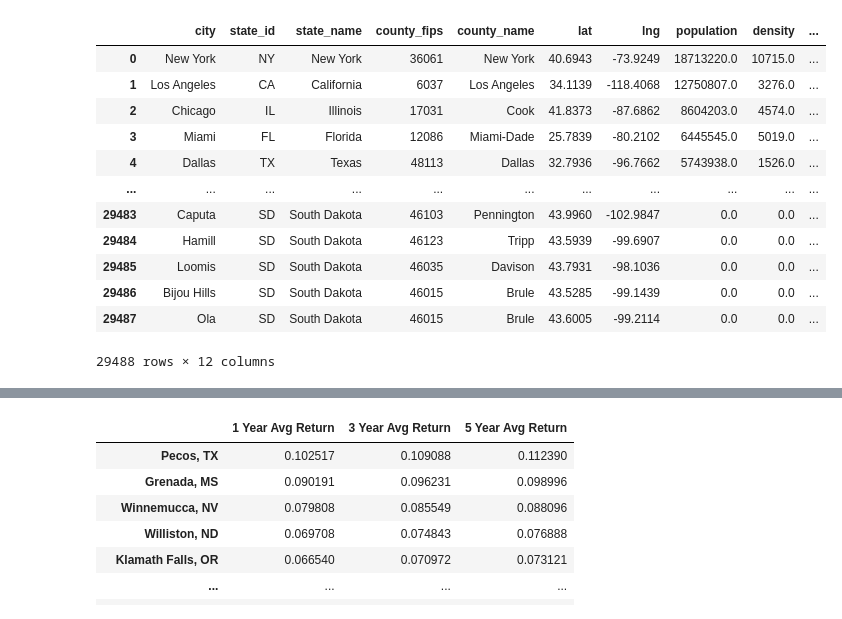
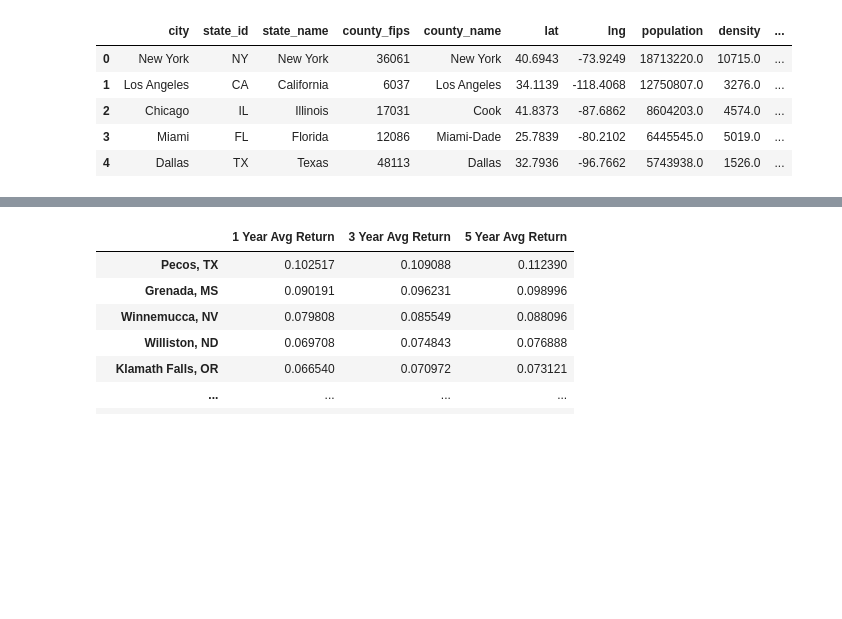
Before and after one commit to Luminous171/Project_1, a Jupyter notebook: Python_Files/MonteCarloSim.ipynb, the cells around one changed output, grey strips where cells are left out. Cells and saved outputs as stored; diff of their text form; code cells hidden in the pictures; blank space fills up the shorter version.

```diff
--- a/Python_Files/MonteCarloSim.ipynb
+++ b/Python_Files/MonteCarloSim.ipynb
@@ -39,28 +37,20 @@ median_income_df.head()
 # %%
 # read the uscities csv. this file will be used for the longitude and latitude, as well as the density stats.
 longlatdensity_csv = Path("../Data/uscities.csv")
 longlatdensity_df = pd.read_csv(longlatdensity_csv)
-longlatdensity_df.head(5)
 
 #getting first zipcode from list of zipcodes
 longlatdensity_df[['firstzip']] = longlatdensity_df['zips'].str.split(",", n = 1, expand=True)
 longlatdensity_df[['firstzip']] = longlatdensity_df['zips'].str[:5]
 
 #dropping unnecessary columns
 longlatdensity_df.drop(columns=['source','military','incorporated','timezone','city_ascii',"zips"],inplace=True)
 longlatdensity_df.drop_duplicates()
-longlatdensity_df
+longlatdensity_df.head()
 # %% [output]
 |  | city | state_id | state_name | county_fips | county_name | lat | lng | population | density | ... |
 | 0 | New York | NY | New York | 36061 | New York | 40.6943 | -73.9249 | 18713220.0 | 10715.0 | ... |
 | 1 | Los Angeles | CA | California | 6037 | Los Angeles | 34.1139 | -118.4068 | 12750807.0 | 3276.0 | ... |
 | 2 | Chicago | IL | Illinois | 17031 | Cook | 41.8373 | -87.6862 | 8604203.0 | 4574.0 | ... |
 | 3 | Miami | FL | Florida | 12086 | Miami-Dade | 25.7839 | -80.2102 | 6445545.0 | 5019.0 | ... |
 | 4 | Dallas | TX | Texas | 48113 | Dallas | 32.7936 | -96.7662 | 5743938.0 | 1526.0 | ... |
-| ... | ... | ... | ... | ... | ... | ... | ... | ... | ... | ... |
-| 29483 | Caputa | SD | South Dakota | 46103 | Pennington | 43.9960 | -102.9847 | 0.0 | 0.0 | ... |
-| 29484 | Hamill | SD | South Dakota | 46123 | Tripp | 43.5939 | -99.6907 | 0.0 | 0.0 | ... |
-| 29485 | Loomis | SD | South Dakota | 46035 | Davison | 43.7931 | -98.1036 | 0.0 | 0.0 | ... |
-| 29486 | Bijou Hills | SD | South Dakota | 46015 | Brule | 43.5285 | -99.1439 | 0.0 | 0.0 | ... |
-| 29487 | Ola | SD | South Dakota | 46015 | Brule | 43.6005 | -99.2114 | 0.0 | 0.0 | ... |
-29488 rows × 12 columns
```
Also changed, not shown: parts of 13 cells of this notebook.
